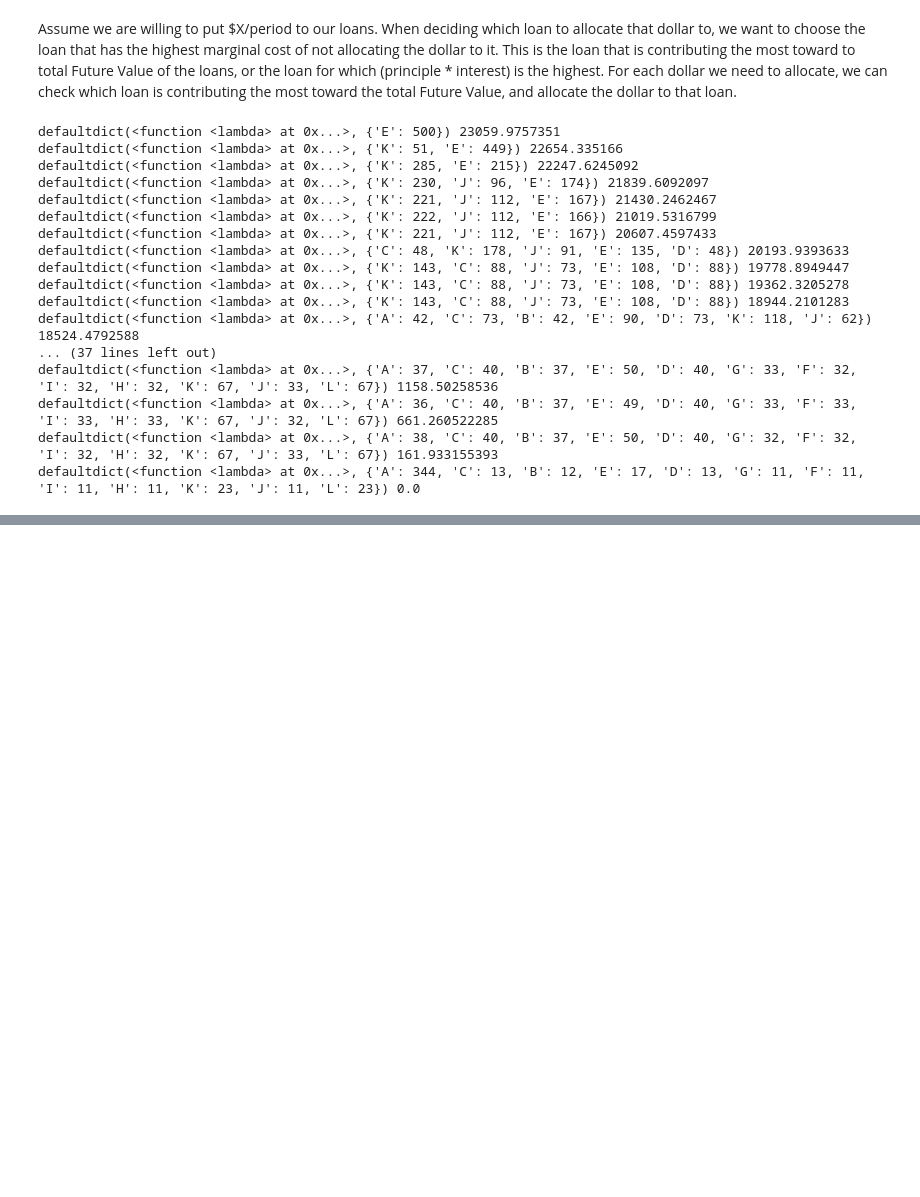
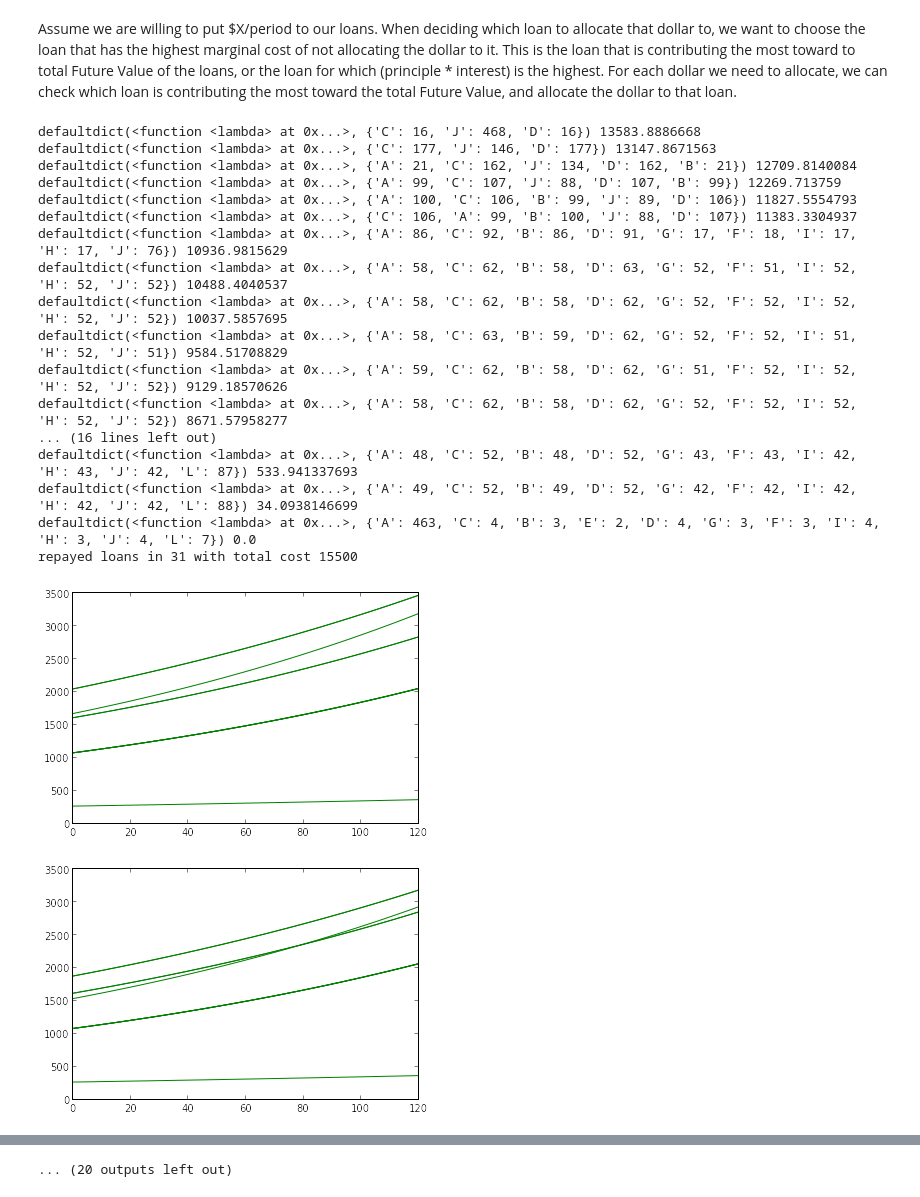
Before and after one commit to michaelschiff/LoanSchedule, a Jupyter notebook: Loan Schedule.ipynb, the cells around one changed output, grey strips where cells are left out. Drawn from its saved outputs; the diff is of its cells as text; code cells hidden in the pictures; blank space fills up the shorter version.

```diff
--- a/Loan Schedule.ipynb
+++ b/Loan Schedule.ipynb
@@ -62,25 +65,31 @@ def advance(loans, periods):
         loan = loans[k]
         loans[k] = (loan[0], compound_interest(loan[1], loan[0], periods))
 # %%
+months = 0
 while sum(map(lambda x: x[1], L.values())) > 0 :
+    months += 1
     allocation = allocate(500, L, 1)
     advance(L, 30)
     print str(allocation) + " " + str(sum(map(lambda x: x[1], L.values())))
+    plot_projection()
+print "repayed loans in " + str(months) + " with total cost " + str(months * 500)
 # %% [output]
-defaultdict(<function <lambda> at 0x...>, {'E': 500}) 23059.9757351
-defaultdict(<function <lambda> at 0x...>, {'K': 51, 'E': 449}) 22654.335166
-defaultdict(<function <lambda> at 0x...>, {'K': 285, 'E': 215}) 22247.6245092
-defaultdict(<function <lambda> at 0x...>, {'K': 230, 'J': 96, 'E': 174}) 21839.6092097
-defaultdict(<function <lambda> at 0x...>, {'K': 221, 'J': 112, 'E': 167}) 21430.2462467
-defaultdict(<function <lambda> at 0x...>, {'K': 222, 'J': 112, 'E': 166}) 21019.5316799
-defaultdict(<function <lambda> at 0x...>, {'K': 221, 'J': 112, 'E': 167}) 20607.4597433
-defaultdict(<function <lambda> at 0x...>, {'C': 48, 'K': 178, 'J': 91, 'E': 135, 'D': 48}) 20193.9393633
-defaultdict(<function <lambda> at 0x...>, {'K': 143, 'C': 88, 'J': 73, 'E': 108, 'D': 88}) 19778.8949447
-defaultdict(<function <lambda> at 0x...>, {'K': 143, 'C': 88, 'J': 73, 'E': 108, 'D': 88}) 19362.3205278
-defaultdict(<function <lambda> at 0x...>, {'K': 143, 'C': 88, 'J': 73, 'E': 108, 'D': 88}) 18944.2101283
-defaultdict(<function <lambda> at 0x...>, {'A': 42, 'C': 73, 'B': 42, 'E': 90, 'D': 73, 'K': 118, 'J': 62}) 18524.4792588
-... (37 lines left out)
-defaultdict(<function <lambda> at 0x...>, {'A': 37, 'C': 40, 'B': 37, 'E': 50, 'D': 40, 'G': 33, 'F': 32, 'I': 32, 'H': 32, 'K': 67, 'J': 33, 'L': 67}) 1158.50258536
-defaultdict(<function <lambda> at 0x...>, {'A': 36, 'C': 40, 'B': 37, 'E': 49, 'D': 40, 'G': 33, 'F': 33, 'I': 33, 'H': 33, 'K': 67, 'J': 32, 'L': 67}) 661.260522285
-defaultdict(<function <lambda> at 0x...>, {'A': 38, 'C': 40, 'B': 37, 'E': 50, 'D': 40, 'G': 32, 'F': 32, 'I': 32, 'H': 32, 'K': 67, 'J': 33, 'L': 67}) 161.933155393
-defaultdict(<function <lambda> at 0x...>, {'A': 344, 'C': 13, 'B': 12, 'E': 17, 'D': 13, 'G': 11, 'F': 11, 'I': 11, 'H': 11, 'K': 23, 'J': 11, 'L': 23}) 0.0
+defaultdict(<function <lambda> at 0x...>, {'C': 16, 'J': 468, 'D': 16}) 13583.8886668
+defaultdict(<function <lambda> at 0x...>, {'C': 177, 'J': 146, 'D': 177}) 13147.8671563
+defaultdict(<function <lambda> at 0x...>, {'A': 21, 'C': 162, 'J': 134, 'D': 162, 'B': 21}) 12709.8140084
+defaultdict(<function <lambda> at 0x...>, {'A': 99, 'C': 107, 'J': 88, 'D': 107, 'B': 99}) 12269.713759
+defaultdict(<function <lambda> at 0x...>, {'A': 100, 'C': 106, 'B': 99, 'J': 89, 'D': 106}) 11827.5554793
+defaultdict(<function <lambda> at 0x...>, {'C': 106, 'A': 99, 'B': 100, 'J': 88, 'D': 107}) 11383.3304937
+defaultdict(<function <lambda> at 0x...>, {'A': 86, 'C': 92, 'B': 86, 'D': 91, 'G': 17, 'F': 18, 'I': 17, 'H': 17, 'J': 76}) 10936.9815629
+defaultdict(<function <lambda> at 0x...>, {'A': 58, 'C': 62, 'B': 58, 'D': 63, 'G': 52, 'F': 51, 'I': 52, 'H': 52, 'J': 52}) 10488.4040537
+defaultdict(<function <lambda> at 0x...>, {'A': 58, 'C': 62, 'B': 58, 'D': 62, 'G': 52, 'F': 52, 'I': 52, 'H': 52, 'J': 52}) 10037.5857695
+defaultdict(<function <lambda> at 0x...>, {'A': 58, 'C': 63, 'B': 59, 'D': 62, 'G': 52, 'F': 52, 'I': 51, 'H': 52, 'J': 51}) 9584.51708829
+defaultdict(<function <lambda> at 0x...>, {'A': 59, 'C': 62, 'B': 58, 'D': 62, 'G': 51, 'F': 52, 'I': 52, 'H': 52, 'J': 52}) 9129.18570626
+defaultdict(<function <lambda> at 0x...>, {'A': 58, 'C': 62, 'B': 58, 'D': 62, 'G': 52, 'F': 52, 'I': 52, 'H': 52, 'J': 52}) 8671.57958277
+... (16 lines left out)
+defaultdict(<function <lambda> at 0x...>, {'A': 48, 'C': 52, 'B': 48, 'D': 52, 'G': 43, 'F': 43, 'I': 42, 'H': 43, 'J': 42, 'L': 87}) 533.941337693
+defaultdict(<function <lambda> at 0x...>, {'A': 49, 'C': 52, 'B': 49, 'D': 52, 'G': 42, 'F': 42, 'I': 42, 'H': 42, 'J': 42, 'L': 88}) 34.0938146699
+defaultdict(<function <lambda> at 0x...>, {'A': 463, 'C': 4, 'B': 3, 'E': 2, 'D': 4, 'G': 3, 'F': 3, 'I': 4, 'H': 3, 'J': 4, 'L': 7}) 0.0
+repayed loans in 31 with total cost 15500
+[figure, added]
+[figure, added]
@@ -86,0 +105 @@ defaultdict(<function <lambda> at 0x...>, {'A': 344, 'C': 13, 'B': 12, 'E': 17,
+... (20 outputs left out)
```
Also changed, not shown: parts of 4 cells of this notebook.
